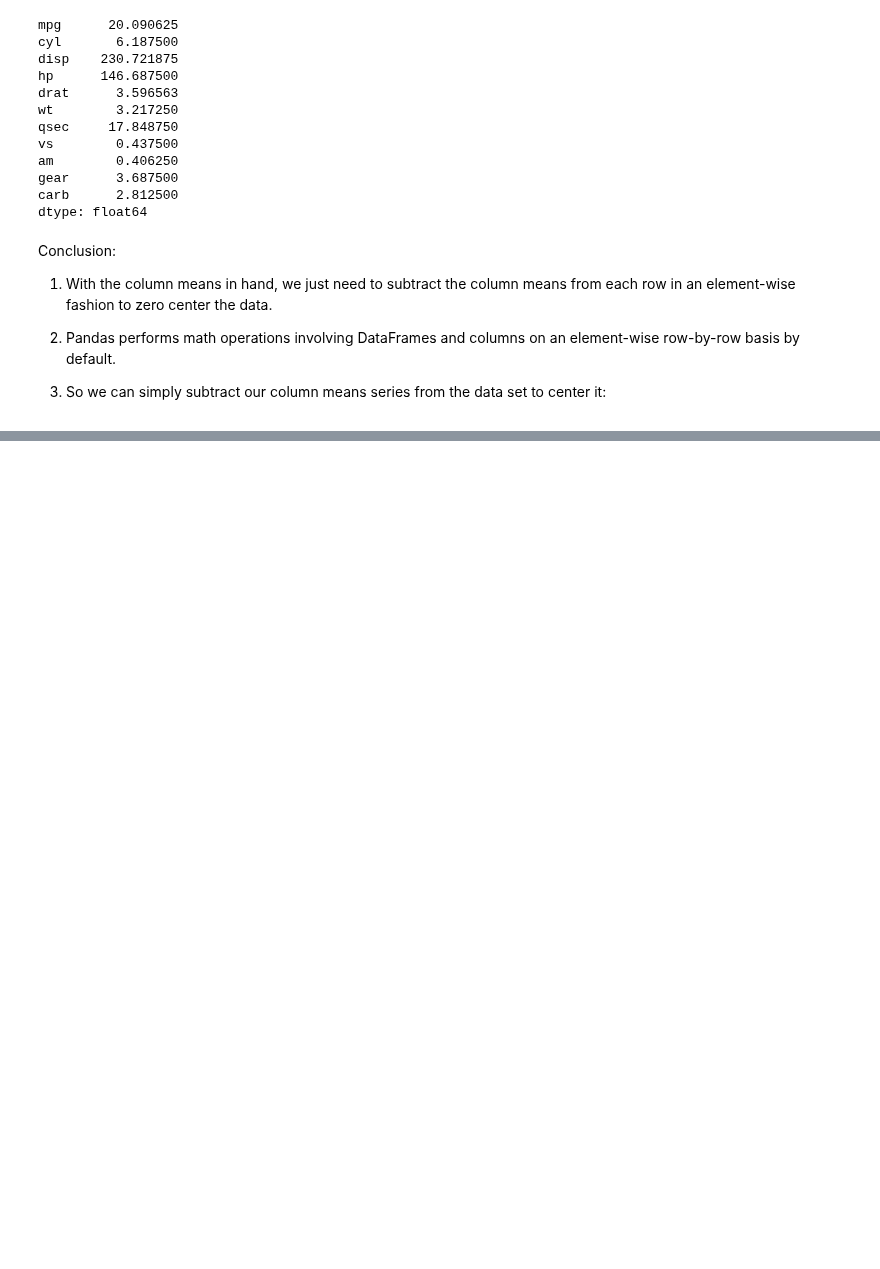
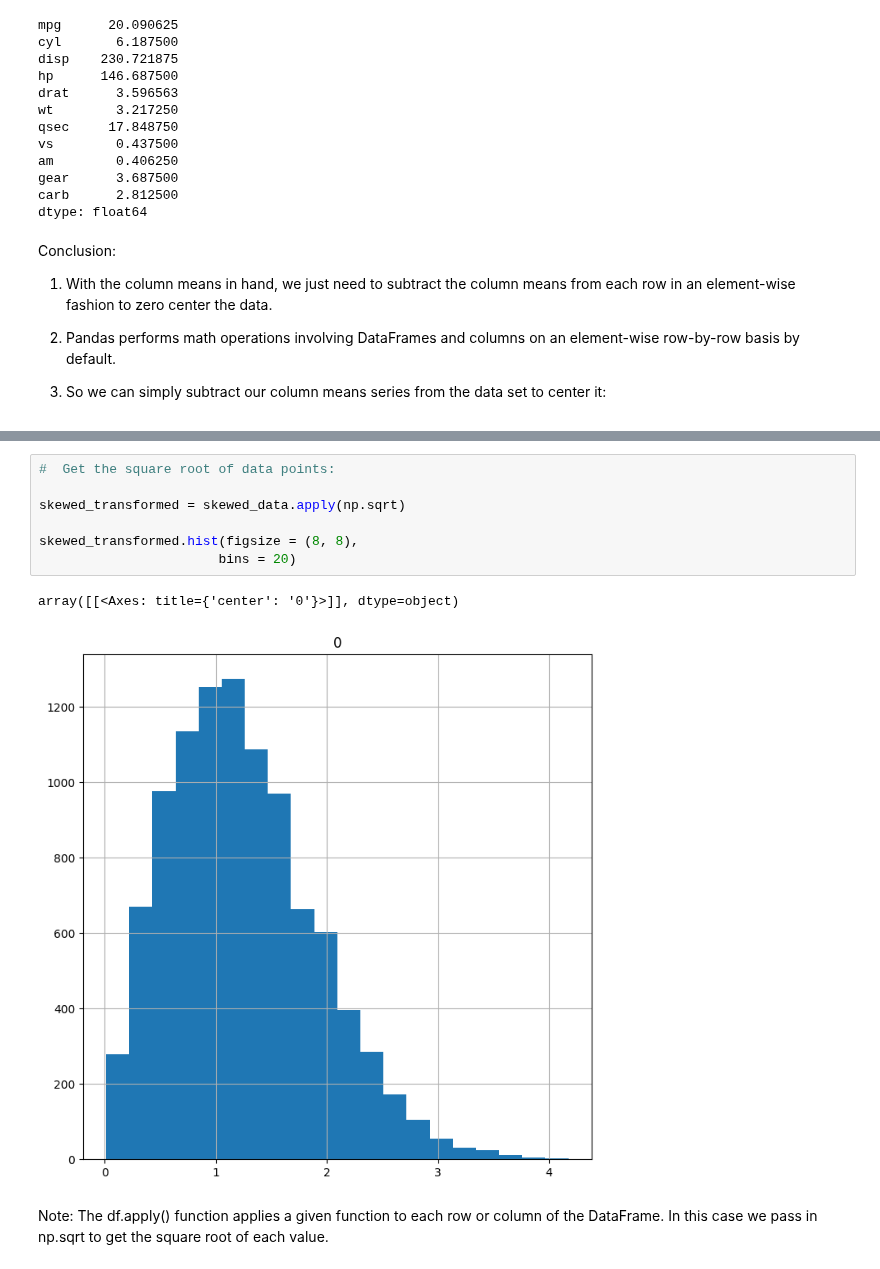
Before and after one commit to yigaai/StoryTelling_with_Data_myTelescope, a Jupyter notebook: lec16-preparing-numericdata.ipynb, the cells around one changed output, grey strips where cells are left out. Saved outputs shown, nothing was run; the diff lists cells and outputs as text; blank space fills up the shorter version.

```diff
--- a/lec16-preparing-numericdata.ipynb
+++ b/lec16-preparing-numericdata.ipynb
@@ -112,0 +233,12 @@ Conclusion:
+# %%
+#  Get the square root of data points:
+
+skewed_transformed = skewed_data.apply(np.sqrt)
+
+skewed_transformed.hist(figsize = (8, 8),
+                       bins = 20)
+# %% [output]
+array([[<Axes: title={'center': '0'}>]], dtype=object)
+[figure, added]
+# %% [markdown]
+Note: The df.apply() function applies a given function to each row or column of the DataFrame. In this case we pass in np.sqrt to get the square root of each value.
```
Also changed, not shown: parts of 17 cells of this notebook.
